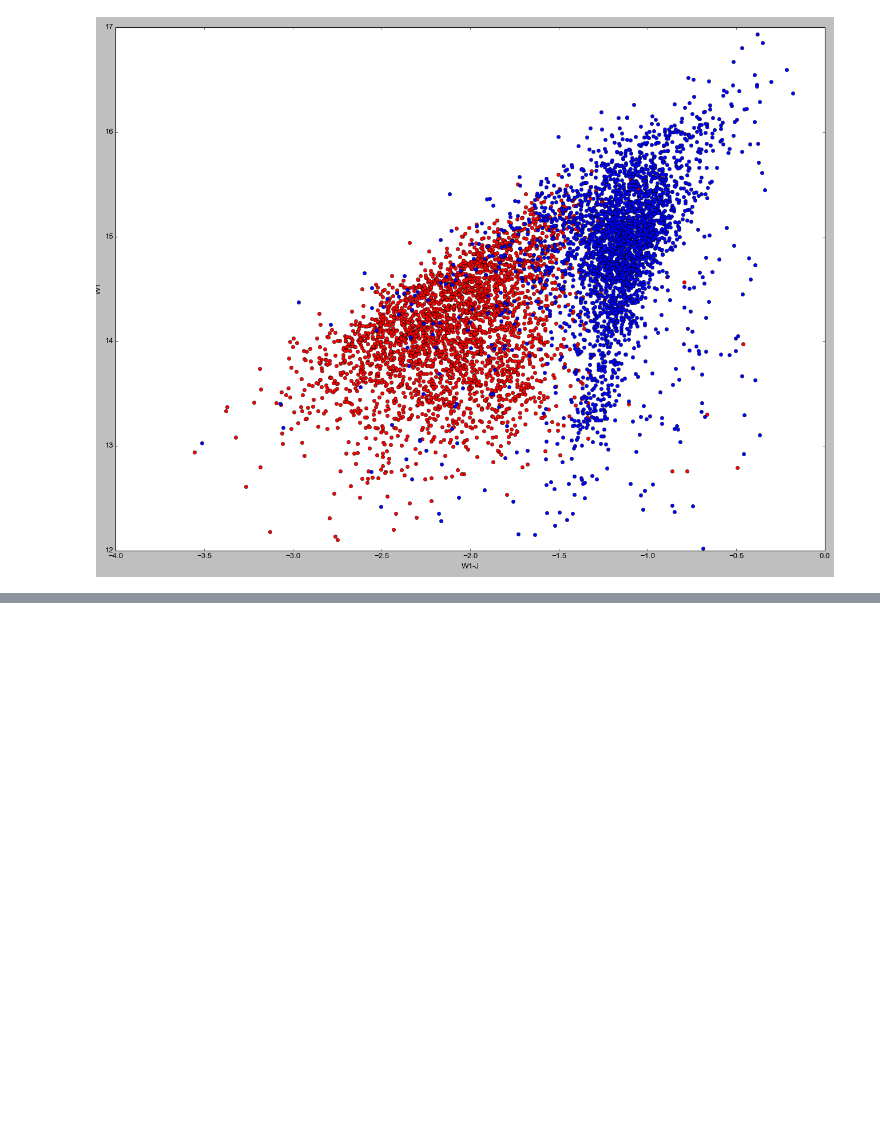
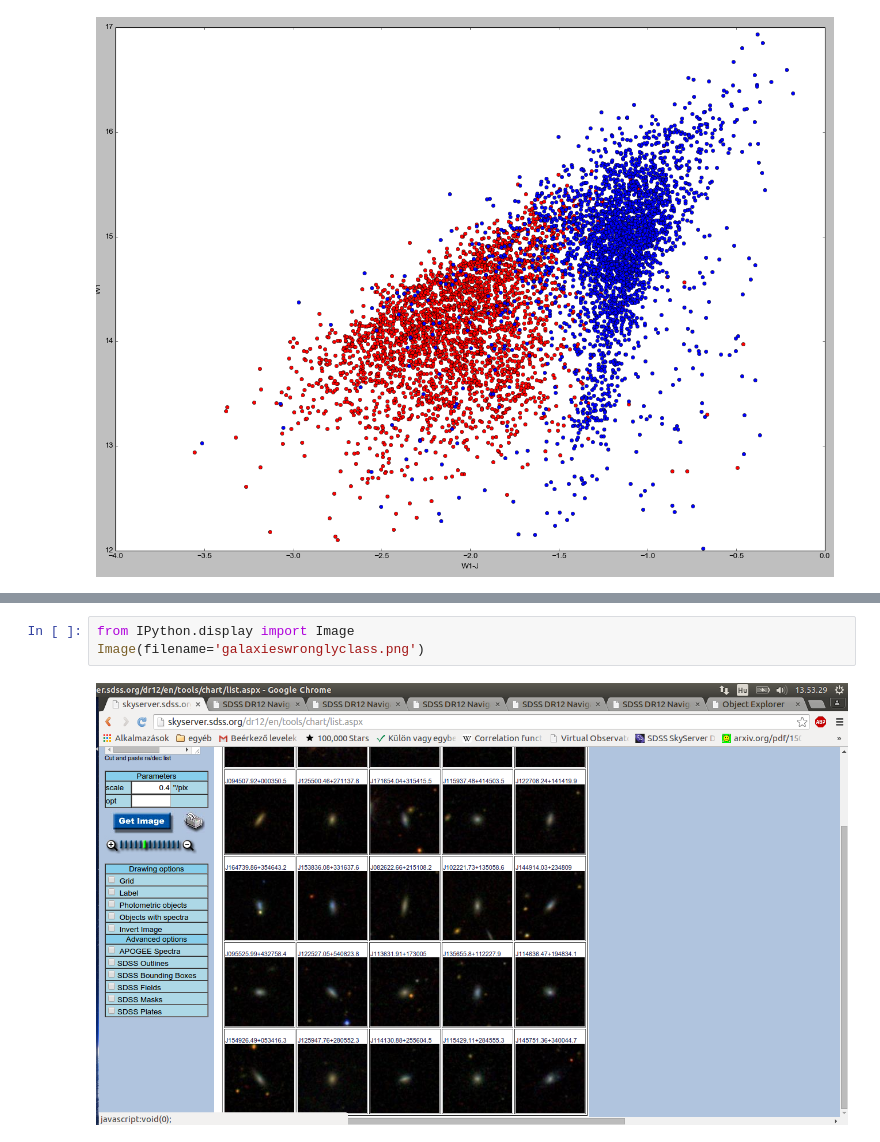
Before and after one commit to ggalgoczi/wise2mass, a Jupyter notebook: gxstarsep_2.ipynb, the cells around one changed output, grey strips where cells are left out. Cells and saved outputs as stored; diff of their text form; blank space fills up the shorter version.

```diff
--- a/gxstarsep_2.ipynb
+++ b/gxstarsep_2.ipynb
@@ -93,0 +290,5 @@ Image(filename='finalgood.png')
+# %%
+from IPython.display import Image
+Image(filename='galaxieswronglyclass.png')
+# %% [output]
+[figure, added]
```
Also changed, not shown: parts of 3 cells of this notebook.
